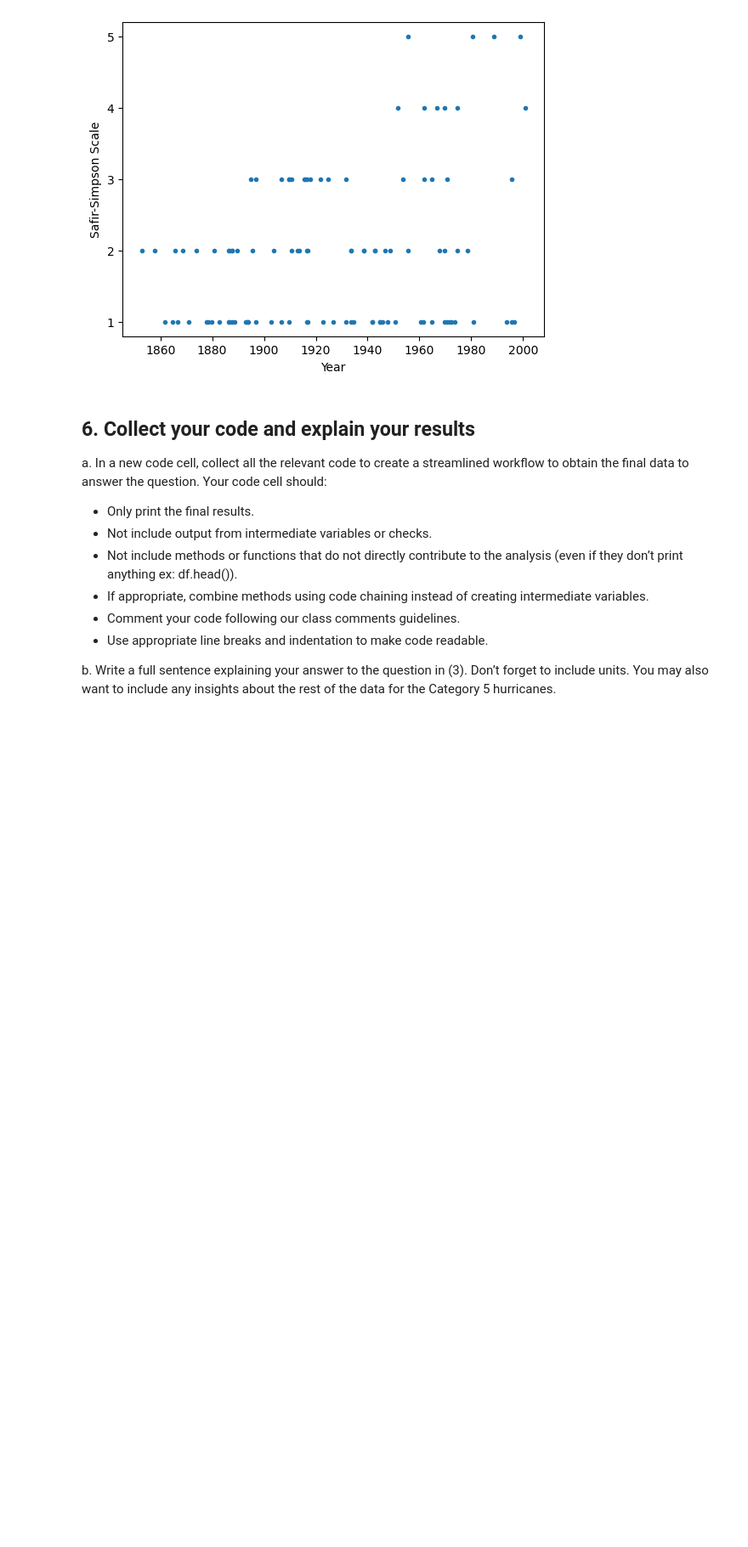
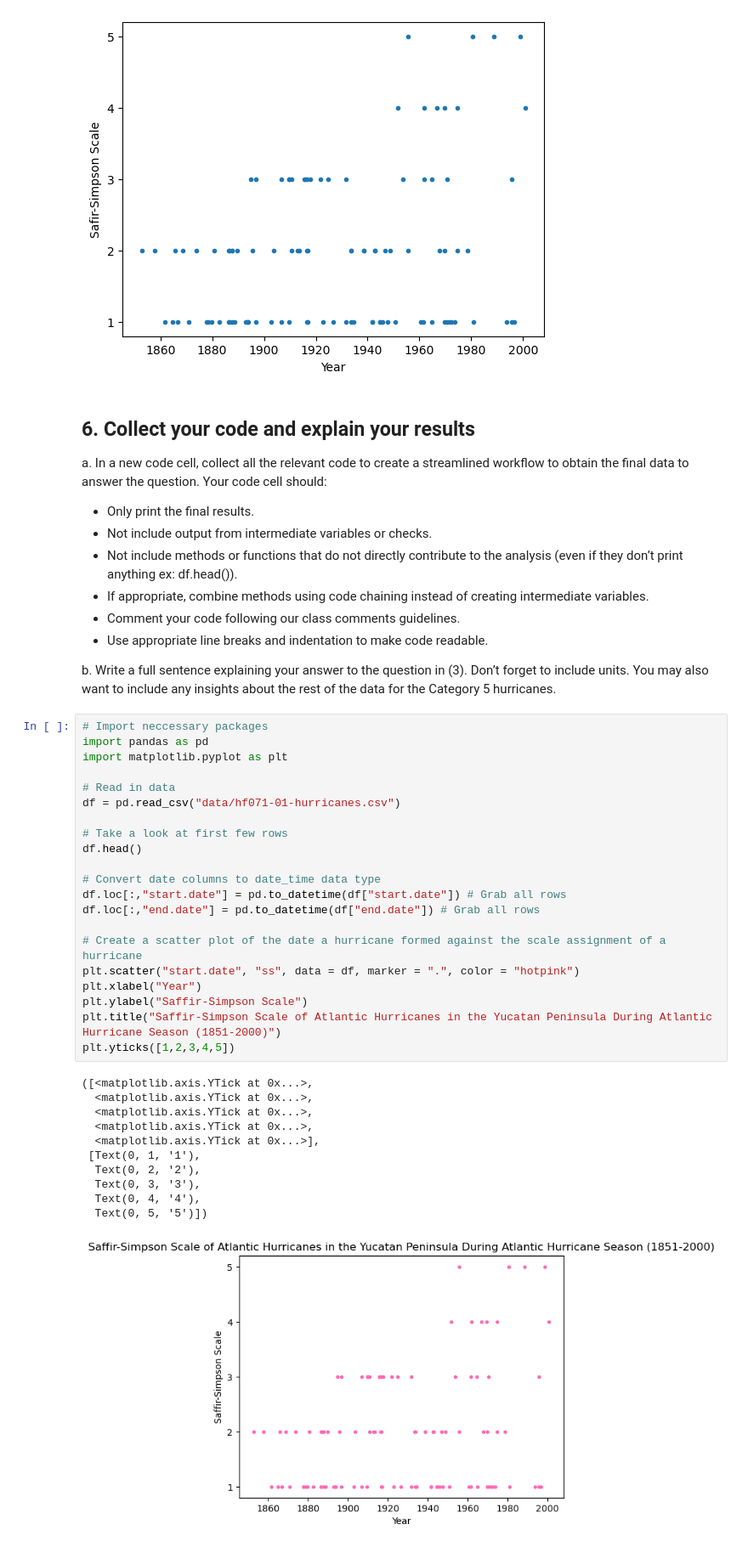
Before and after one commit to vedikaS-byte/eds220-2025-sections, a Jupyter notebook: section-4-yucatan-hurricanes.ipynb, the cells around one changed output. Shown at 85% size. Saved outputs shown, nothing was run; the diff lists cells and outputs as text; blank space fills up the shorter version.

```diff
--- a/section-4-yucatan-hurricanes.ipynb
+++ b/section-4-yucatan-hurricanes.ipynb
@@ -167,3 +167,36 @@ a. In a new code cell, collect all the relevant code to create a streamlined wor
 
 
 b. Write a full sentence explaining your answer to the question in (3). Don’t forget to include units. You may also want to include any insights about the rest of the data for the Category 5 hurricanes.
+# %%
+# Import neccessary packages
+import pandas as pd
+import matplotlib.pyplot as plt
+
+# Read in data
+df = pd.read_csv("data/hf071-01-hurricanes.csv")
+
+# Take a look at first few rows
+df.head()
+
+# Convert date columns to date_time data type
+df.loc[:,"start.date"] = pd.to_datetime(df["start.date"]) # Grab all rows
+df.loc[:,"end.date"] = pd.to_datetime(df["end.date"]) # Grab all rows
+
+# Create a scatter plot of the date a hurricane formed against the scale assignment of a hurricane
+plt.scatter("start.date", "ss", data = df, marker = ".", color = "hotpink")
+plt.xlabel("Year")
+plt.ylabel("Saffir-Simpson Scale")
+plt.title("Saffir-Simpson Scale of Atlantic Hurricanes in the Yucatan Peninsula During Atlantic Hurricane Season (1851-2000)")
+plt.yticks([1,2,3,4,5])
+# %% [output]
+([<matplotlib.axis.YTick at 0x...>,
+  <matplotlib.axis.YTick at 0x...>,
+  <matplotlib.axis.YTick at 0x...>,
+  <matplotlib.axis.YTick at 0x...>,
+  <matplotlib.axis.YTick at 0x...>],
+ [Text(0, 1, '1'),
+  Text(0, 2, '2'),
+  Text(0, 3, '3'),
+  Text(0, 4, '4'),
+  Text(0, 5, '5')])
+[figure, added]
```
Also changed, not shown: parts of 1 cell of this notebook.
